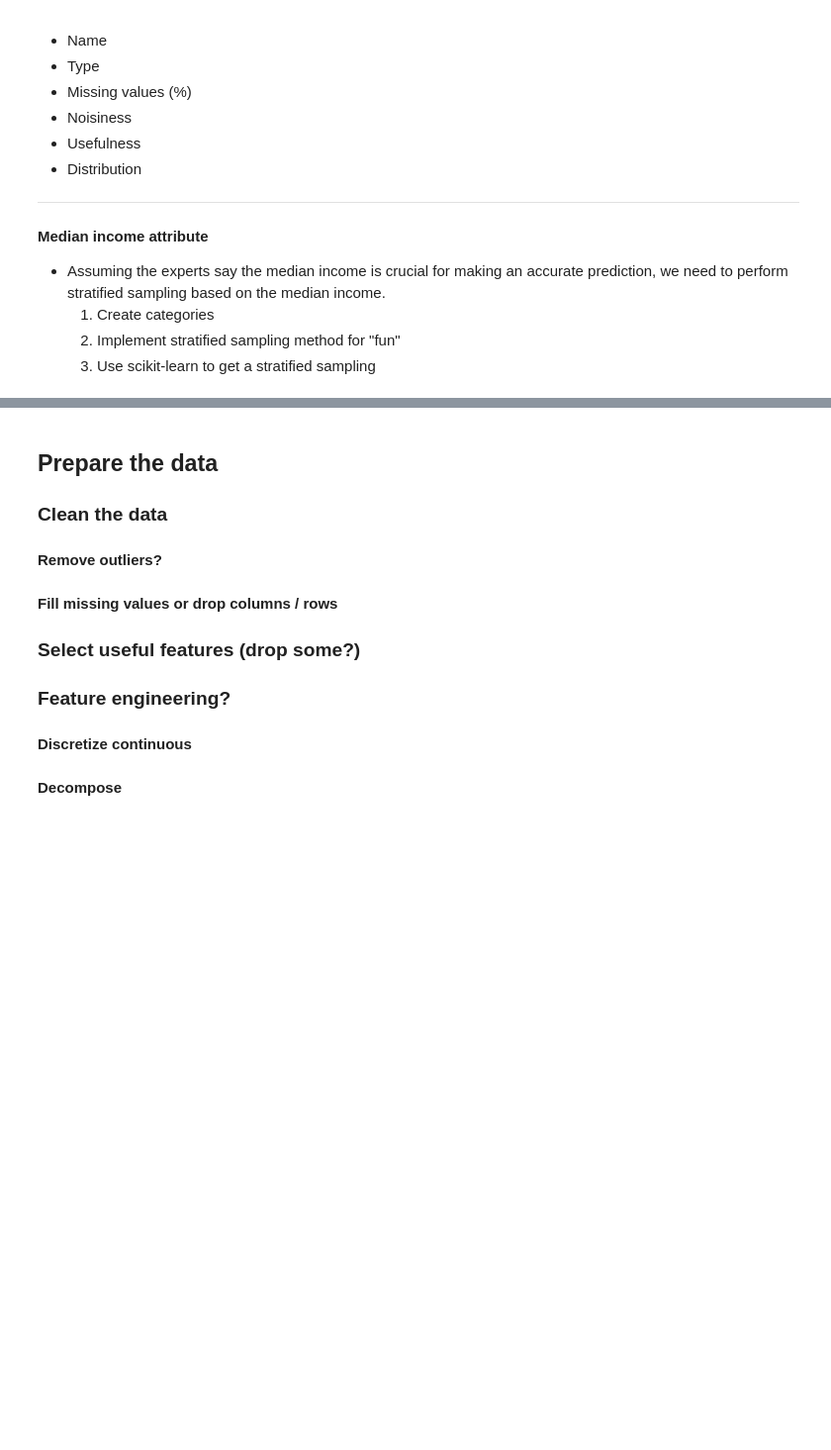
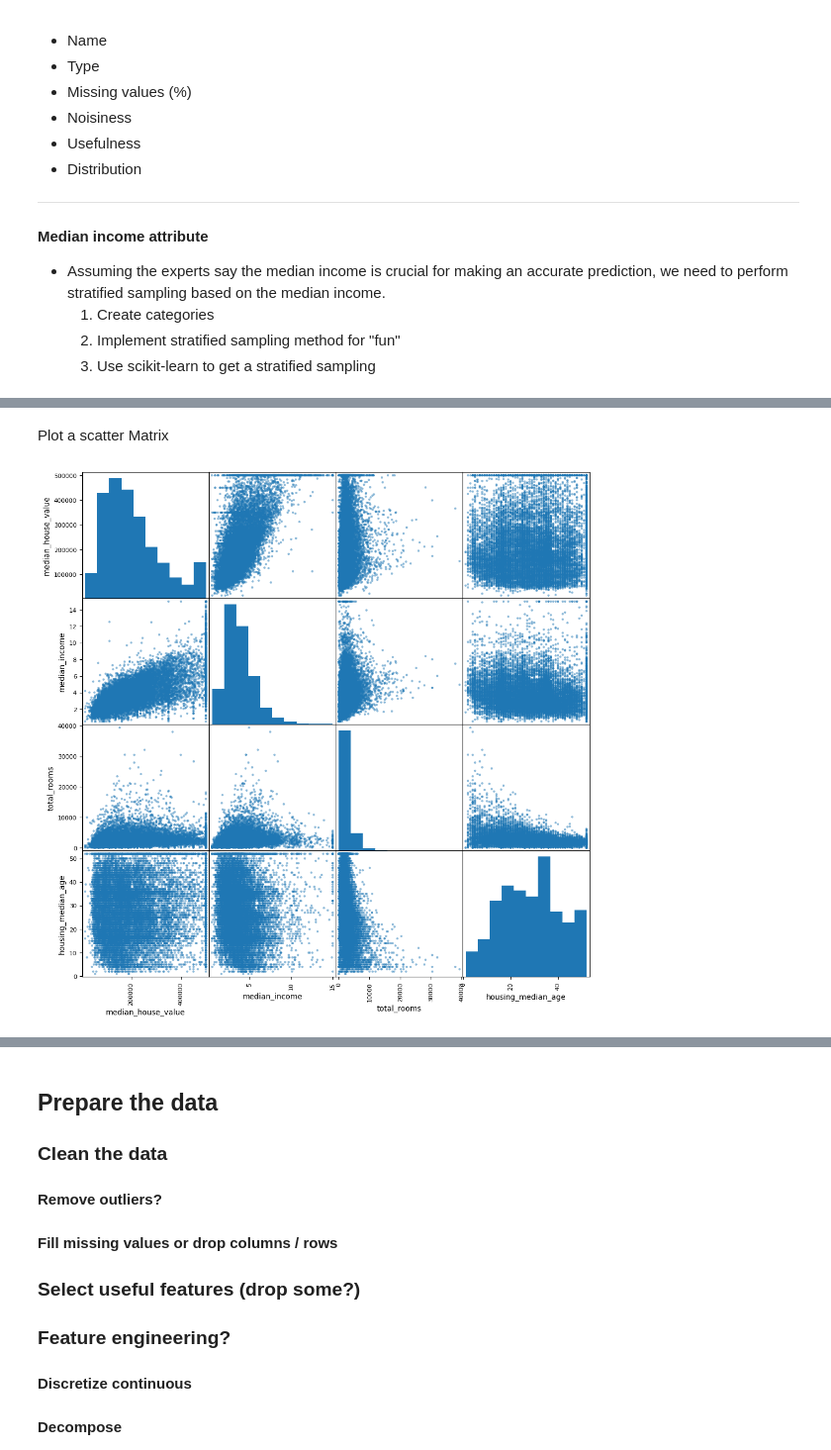
Before and after one commit to SimLend/HandsOnMachineLearning, a Jupyter notebook: Chapter1/CaliforniaHousingPrices/HousingPriceRegression.ipynb, the cells around one changed output, grey strips where cells are left out. Shown at 99% size. Drawn from its saved outputs; the diff is of its cells as text; code cells hidden in the pictures; blank space fills up the shorter version.

```diff
--- a/Chapter1/CaliforniaHousingPrices/HousingPriceRegression.ipynb
+++ b/Chapter1/CaliforniaHousingPrices/HousingPriceRegression.ipynb
@@ -287,2 +399,10 @@ plt.show()
+# %% [markdown]
+Plot a scatter Matrix
+# %%
+attributes = ["median_house_value", "median_income", "total_rooms", "housing_median_age"]
+pd.plotting.scatter_matrix(ExplorationData[attributes], figsize = (12, 12))
+plt.show()
+# %% [output]
+[figure, added]
 # %% [markdown]
 ### If supervised : what attribute? ###
```
Also changed, not shown: parts of 23 cells of this notebook, 1 other file.
